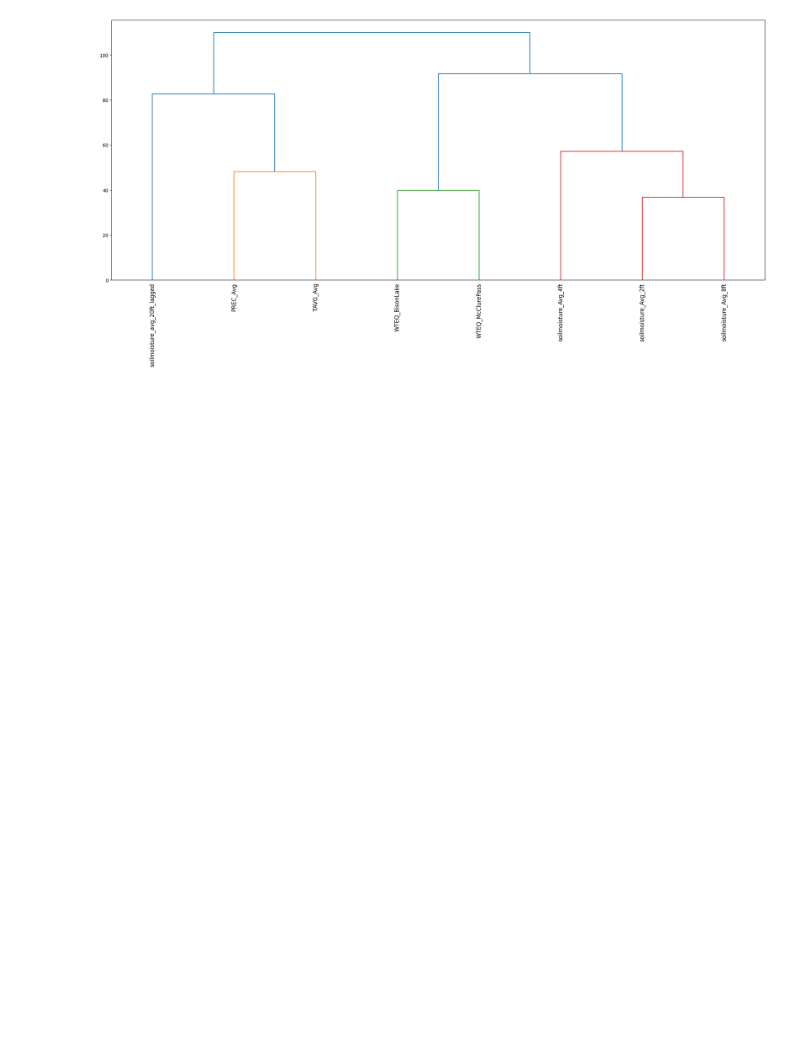
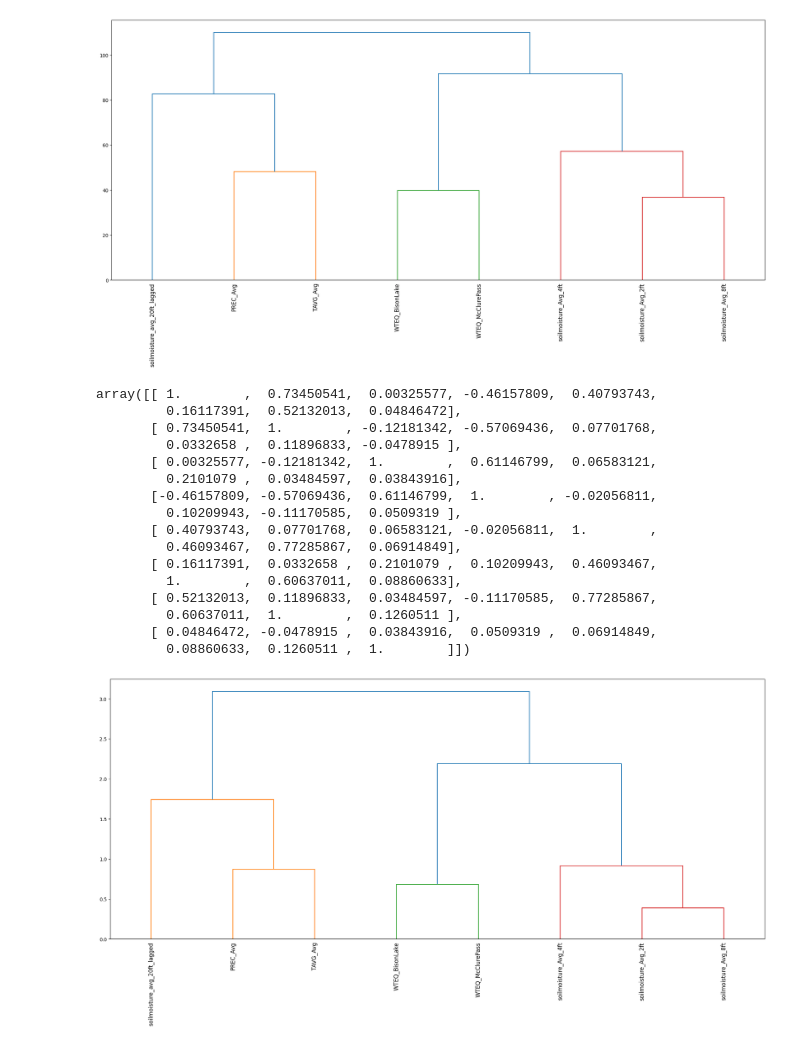
Before and after one commit to garrettwflowers/colorado-riverflow-prediction, a Jupyter notebook: dendrogram.ipynb, the cells around one changed output. Drawn from its saved outputs; the diff is of its cells as text; code cells hidden in the pictures; blank space fills up the shorter version.

```diff
--- a/dendrogram.ipynb
+++ b/dendrogram.ipynb
@@ -85,5 +87,32 @@ array([[ 1.97440967,  3.43954472,  0.47717275, ..., -0.94902417,
        [-0.96867754, -0.68313585,  0.30572407, ..., -0.79126801,
         -0.76367313, -0.09033155]])
 [figure]
+# %%
+# HClust using cosine similarity
+df_adj_scaled_cosine = cosine_similarity(df_adj_scaled.T)
+display(df_adj_scaled_cosine)
+
+Z = linkage(df_adj_scaled_cosine, 'ward')
+fig = plt.figure(figsize=(25, 10))
+dn = dendrogram(Z, labels=df.columns, leaf_rotation=90)
+plt.show()
+# %% [output]
+array([[ 1.        ,  0.73450541,  0.00325577, -0.46157809,  0.40793743,
+         0.16117391,  0.52132013,  0.04846472],
+       [ 0.73450541,  1.        , -0.12181342, -0.57069436,  0.07701768,
+         0.0332658 ,  0.11896833, -0.0478915 ],
+       [ 0.00325577, -0.12181342,  1.        ,  0.61146799,  0.06583121,
+         0.2101079 ,  0.03484597,  0.03843916],
+       [-0.46157809, -0.57069436,  0.61146799,  1.        , -0.02056811,
+         0.10209943, -0.11170585,  0.0509319 ],
+       [ 0.40793743,  0.07701768,  0.06583121, -0.02056811,  1.        ,
+         0.46093467,  0.77285867,  0.06914849],
+       [ 0.16117391,  0.0332658 ,  0.2101079 ,  0.10209943,  0.46093467,
+         1.        ,  0.60637011,  0.08860633],
+       [ 0.52132013,  0.11896833,  0.03484597, -0.11170585,  0.77285867,
+         0.60637011,  1.        ,  0.1260511 ],
+       [ 0.04846472, -0.0478915 ,  0.03843916,  0.0509319 ,  0.06914849,
+         0.08860633,  0.1260511 ,  1.        ]])
+[figure, added]
 # %% [markdown]
 ### Dendrogram Conclusions
```
Also changed, not shown: parts of 5 cells of this notebook, 9 other files.
